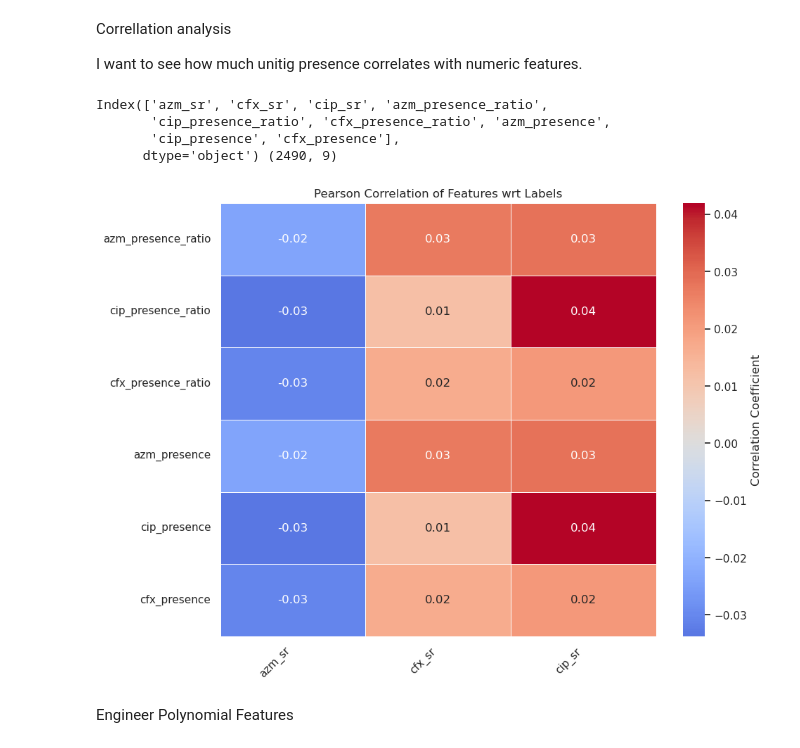
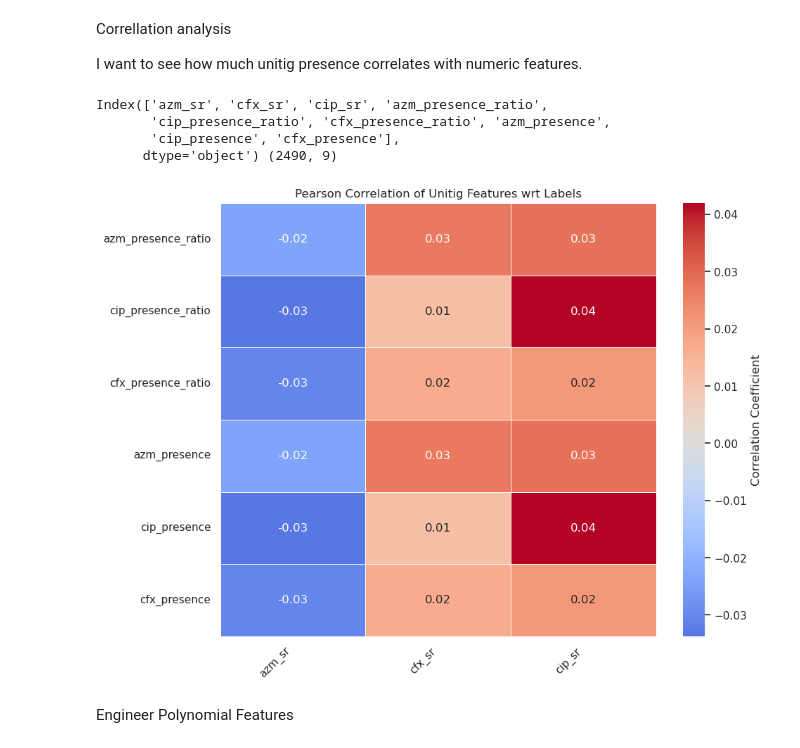
Before and after one commit to VX59/4-587-project-p1, a Jupyter notebook: src/eda.ipynb, the cells around one changed output. Drawn from its saved outputs; the diff is of its cells as text; code cells hidden in the pictures.

```diff
--- a/src/eda.ipynb
+++ b/src/eda.ipynb
@@ -711,34 +713,34 @@ I want to see how much unitig presence correlates with numeric features.
 # %%
 label_columns = ['azm_sr', 'cfx_sr', 'cip_sr'] #Separated labels from numerical columns
 
 train_inputs_reset = train_inputs[label_columns].reset_index(drop=True)
 
 stackedDF = pd.concat([train_inputs_reset, unitig_features],axis=1).astype(float)
 print(stackedDF.columns, stackedDF.shape)
 
 correlation_matrix = stackedDF.corr() #https://pandas.pydata.org/pandas-docs/stable/reference/api/pandas.DataFrame.corr.html   !!! Pearson by default
 feature_label_corr = correlation_matrix.loc[unitig_features.columns, label_columns] #https://pandas.pydata.org/pandas-docs/stable/reference/api/pandas.DataFrame.loc.html
 
 plt.figure(figsize=(10, 8)) #Need to use seaborn. idk how to make matplotlib heatmap
 sns.heatmap(
     feature_label_corr,
     annot=True,
     cmap="coolwarm",
     center=0,
     linewidths=0.5,
     fmt=".2f",
     cbar_kws={'label': 'Correlation Coefficient'}
 )
-plt.title("Pearson Correlation of Features wrt Labels")
+plt.title("Pearson Correlation of Unitig Features wrt Labels")
 plt.xticks(rotation=45, ha='right') #Qol
 
 plt.show()
 # %% [output]
 Index(['azm_sr', 'cfx_sr', 'cip_sr', 'azm_presence_ratio',
        'cip_presence_ratio', 'cfx_presence_ratio', 'azm_presence',
        'cip_presence', 'cfx_presence'],
       dtype='object') (2490, 9)
-[figure, old version]
+[figure, new version]
 # %% [markdown]
 Engineer Polynomial Features
 # %%
```
Also changed, not shown: parts of 10 cells of this notebook.
